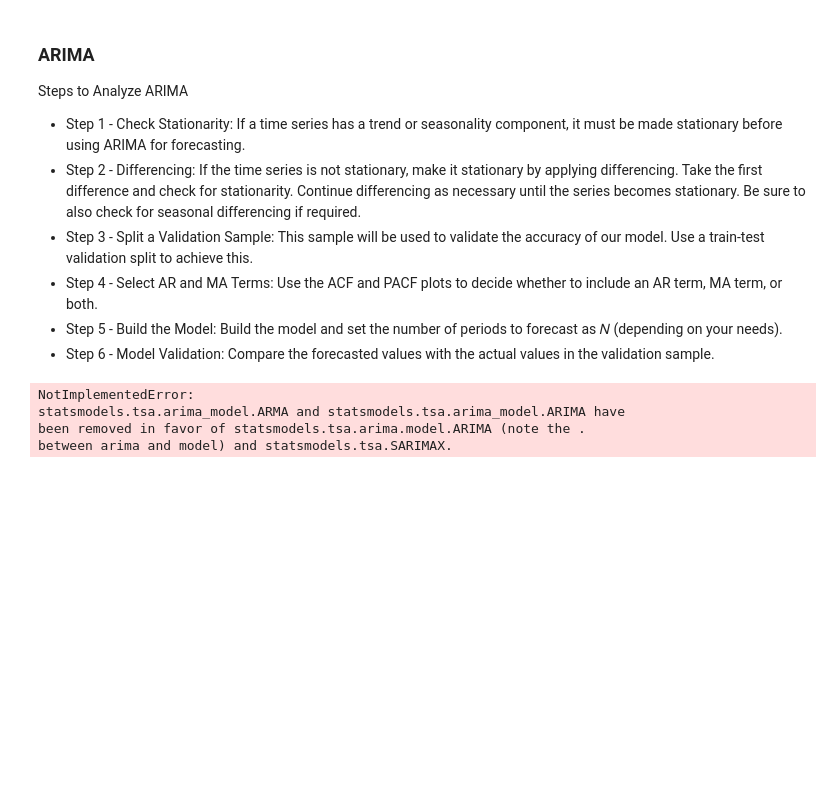
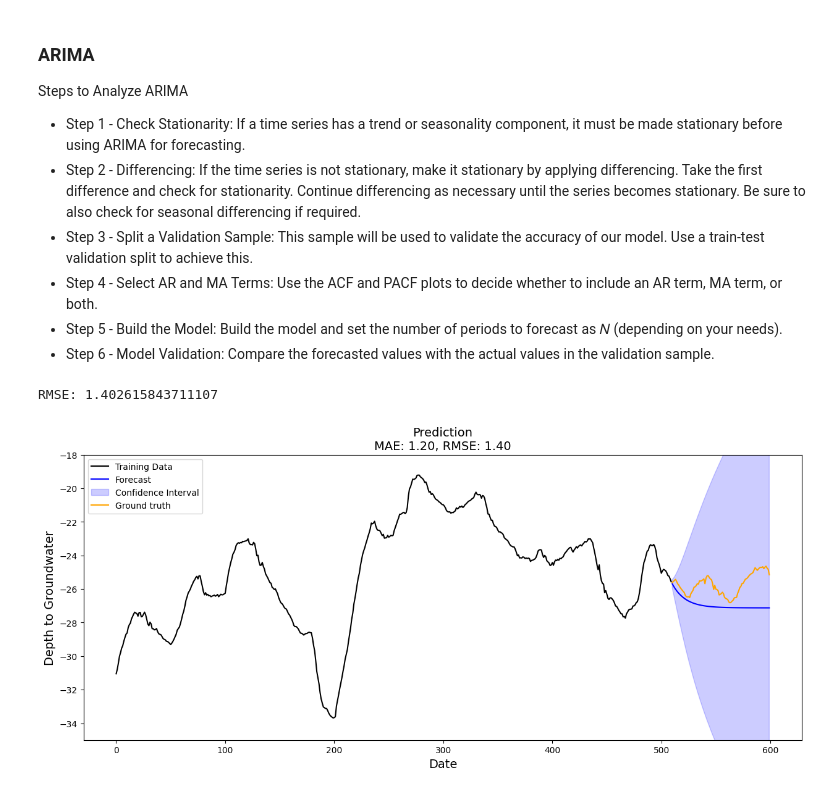
Before and after one commit to rodri-iot/machine_learning_project_time_series, a Jupyter notebook: src/explore.ipynb, the cells around one changed output. Saved outputs shown, nothing was run; the diff lists cells and outputs as text; code cells hidden in the pictures; blank space fills up the shorter version.

```diff
--- a/src/explore.ipynb
+++ b/src/explore.ipynb
@@ -895,7 +895,9 @@ model = ARIMA(y_train, order=(1,1,1))
 model_fit = model.fit()
 
 # Prediction with ARIMA
-y_pred, se, conf = model_fit.forecast(90)
+forecast_obj = model_fit.get_forecast(steps=90)
+y_pred = forecast_obj.predicted_mean
+conf = forecast_obj.conf_int()
 
 # Calcuate metrics
 score_mae = mean_absolute_error(y_valid, y_pred)
@@ -903,7 +905,33 @@ score_rmse = math.sqrt(mean_squared_error(y_valid, y_pred))
 
 print('RMSE: {}'.format(score_rmse))
 # %% [output]
-NotImplementedError:
-statsmodels.tsa.arima_model.ARMA and statsmodels.tsa.arima_model.ARIMA have
-been removed in favor of statsmodels.tsa.arima.model.ARIMA (note the .
-between arima and model) and statsmodels.tsa.SARIMAX.
+RMSE: 1.402615843711107
+# %%
+# Realizar la predicción en el rango deseado
+# x_valid = x_valid.iloc[-len(y_valid):]
+
+# Configurar la figura y los ejes
+f, ax = plt.subplots(1, figsize=(15, 6))
+
+# Graficar los datos históricos (entrenamiento)
+ax.plot(y_train.index, y_train, label='Training Data', color='black')
+
+# Graficar la predicción con el intervalo de confianza
+y_pred_index = y_valid.index
+ax.plot(y_pred_index, y_pred, color='blue', label='Forecast')
+ax.fill_between(y_pred_index, conf.iloc[:, 0], conf.iloc[:, 1], color='blue', alpha=0.2, label='Confidence Interval')
+
+# Graficar los datos de validación (Ground truth)
+sns.lineplot(x=x_valid.index, y=y_valid['y'], ax=ax, color='orange', label='Ground truth')
+
+# Añadir título y etiquetas
+ax.set_title(f'Prediction\nMAE: {score_mae:.2f}, RMSE: {score_rmse:.2f}', fontsize=14)
+ax.set_xlabel('Date', fontsize=14)
+ax.set_ylabel('Depth to Groundwater', fontsize=14)
+ax.set_ylim(-35, -18)
+
+# Mostrar el gráfico
+plt.legend()
+plt.show()
+# %% [output]
+[figure, added]
```
Also changed, not shown: parts of 6 cells of this notebook.
